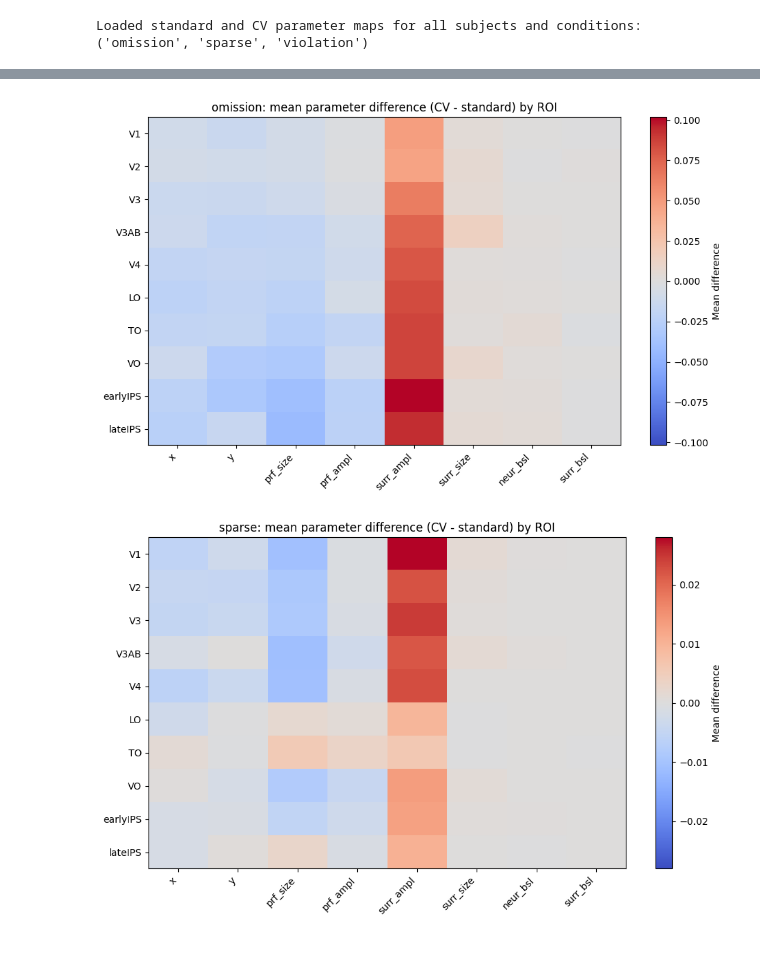
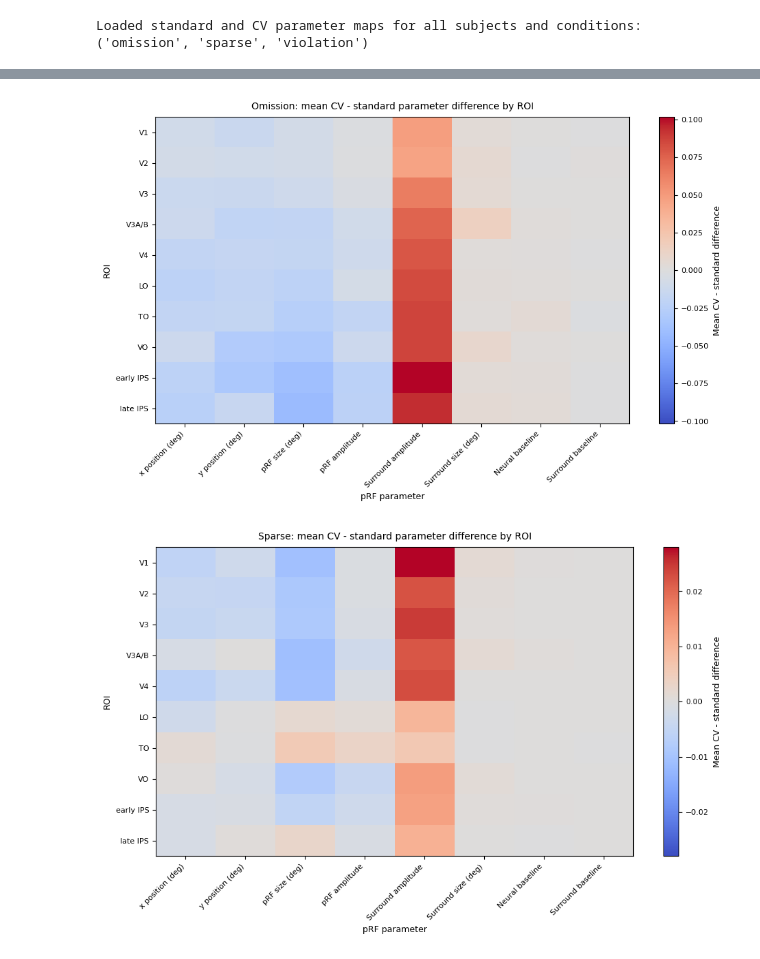
Before and after one commit to c14h19no2/pRF_expect_pub, a Jupyter notebook: pRF_expect_analysis/prf_expect/analysis/out-of-sample/cv_compare_parameters.ipynb, the cells around one changed output, grey strips where cells are left out. Saved outputs shown, nothing was run; the diff lists cells and outputs as text; code cells hidden in the pictures.

Commit message:
deviation run cv parameter

```diff
--- a/pRF_expect_analysis/prf_expect/analysis/out-of-sample/cv_compare_parameters.ipynb
+++ b/pRF_expect_analysis/prf_expect/analysis/out-of-sample/cv_compare_parameters.ipynb
@@ -281,37 +311,49 @@ for cond in conditions:
         vmax = 1.0
 
     fig, ax = plt.subplots(figsize=(1.2 * len(params_of_interest), 0.4 * len(ROIs_list) + 2))
     im = ax.imshow(delta_values, aspect="auto", cmap="coolwarm", vmin=-vmax, vmax=vmax)
     ax.set_xticks(np.arange(len(params_of_interest)))
-    ax.set_xticklabels(params_of_interest, rotation=45, ha="right")
+    ax.set_xticklabels(
+        [parameter_labels.get(p, p) for p in params_of_interest],
+        rotation=45,
+        ha="right",
+    )
     ax.set_yticks(np.arange(len(ROIs_list)))
-    ax.set_yticklabels(ROIs_list)
-    ax.set_title(f"{cond}: mean parameter difference (CV - standard) by ROI")
+    ax.set_yticklabels([roi_labels.get(roi, roi) for roi in ROIs_list])
+    ax.set_xlabel("pRF parameter", fontsize=9)
+    ax.set_ylabel("ROI", fontsize=9)
+    ax.set_title(
+        f"{condition_labels.get(cond, cond.title())}: mean CV - standard parameter difference by ROI",
+        fontsize=10,
+        pad=8,
+    )
+    ax.tick_params(axis="both", labelsize=8)
     cbar = plt.colorbar(im, ax=ax)
-    cbar.set_label("Mean difference")
-    plt.tight_layout()
+    cbar.set_label("Mean CV - standard difference", fontsize=9)
+    cbar.ax.tick_params(labelsize=8)
+    plt.tight_layout(pad=0.5)
 
 # Example: inspect one parameter in a tidy table
 comparison_summary_df[comparison_summary_df["parameter"] == "prf_size"].sort_values(
     ["roi", "condition"]
 )
 # %% [output]
 |  | roi | parameter | condition | standard_mean | standard_sem | cv_mean | cv_sem | cv_minus_standard_mean | ... |
 | 6 | LO | prf_size | omission | 2.023544 | 0.076986 | 2.001760 | 0.075140 | -0.021784 | ... |
 | 7 | LO | prf_size | sparse | 2.023544 | 0.076986 | 2.025489 | 0.078037 | 0.001945 | ... |
 | 8 | LO | prf_size | violation | 2.023544 | 0.076986 | 2.004010 | 0.074765 | -0.019534 | ... |
 | 30 | TO | prf_size | omission | 3.245781 | 0.113494 | 3.219550 | 0.113429 | -0.026232 | ... |
 | 31 | TO | prf_size | sparse | 3.245781 | 0.113494 | 3.251386 | 0.113010 | 0.005604 | ... |
 | 32 | TO | prf_size | violation | 3.245781 | 0.113494 | 3.221834 | 0.113487 | -0.023947 | ... |
 | 54 | V1 | prf_size | omission | 1.275836 | 0.031780 | 1.268563 | 0.030604 | -0.007273 | ... |
 | 55 | V1 | prf_size | sparse | 1.275836 | 0.031780 | 1.265273 | 0.030347 | -0.010563 | ... |
 | 56 | V1 | prf_size | violation | 1.275836 | 0.031780 | 1.268101 | 0.030483 | -0.007734 | ... |
 | 78 | V2 | prf_size | omission | 1.331489 | 0.036945 | 1.324323 | 0.036473 | -0.007166 | ... |
 | ... | ... | ... | ... | ... | ... | ... | ... | ... | ... |
 | 199 | earlyIPS | prf_size | sparse | 2.501111 | 0.104773 | 2.495786 | 0.105995 | -0.005325 | ... |
 | 200 | earlyIPS | prf_size | violation | 2.501111 | 0.104773 | 2.467280 | 0.109194 | -0.033831 | ... |
 | 222 | lateIPS | prf_size | omission | 2.537233 | 0.178461 | 2.494787 | 0.175216 | -0.042446 | ... |
 | 223 | lateIPS | prf_size | sparse | 2.537233 | 0.178461 | 2.540030 | 0.176835 | 0.002797 | ... |
 | 224 | lateIPS | prf_size | violation | 2.537233 | 0.178461 | 2.501457 | 0.183258 | -0.035776 | ... |
-[figure, old version]
+[figure, new version]
-[figure, old version]
+[figure, new version]
```
Also changed, not shown: parts of 3 cells of this notebook.
